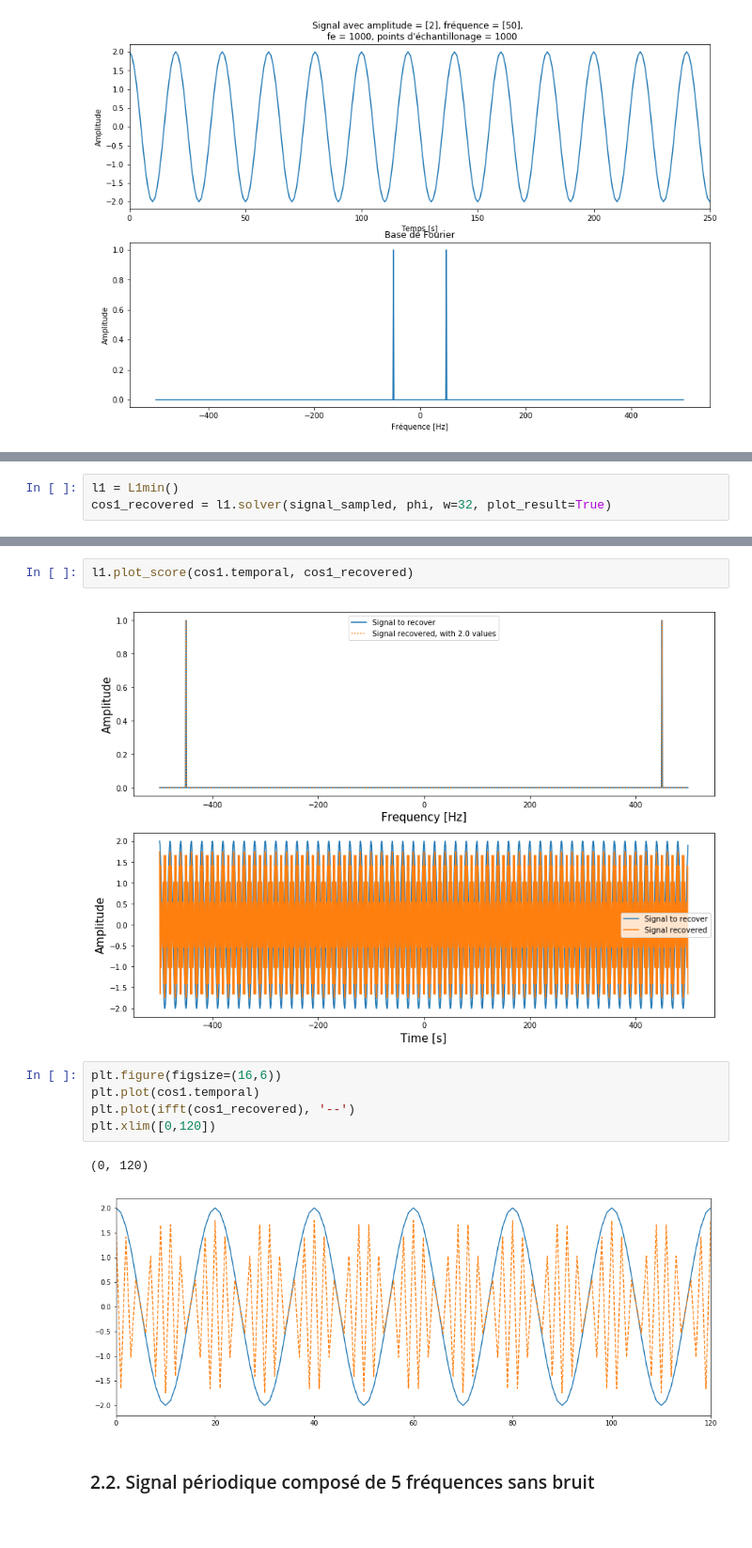
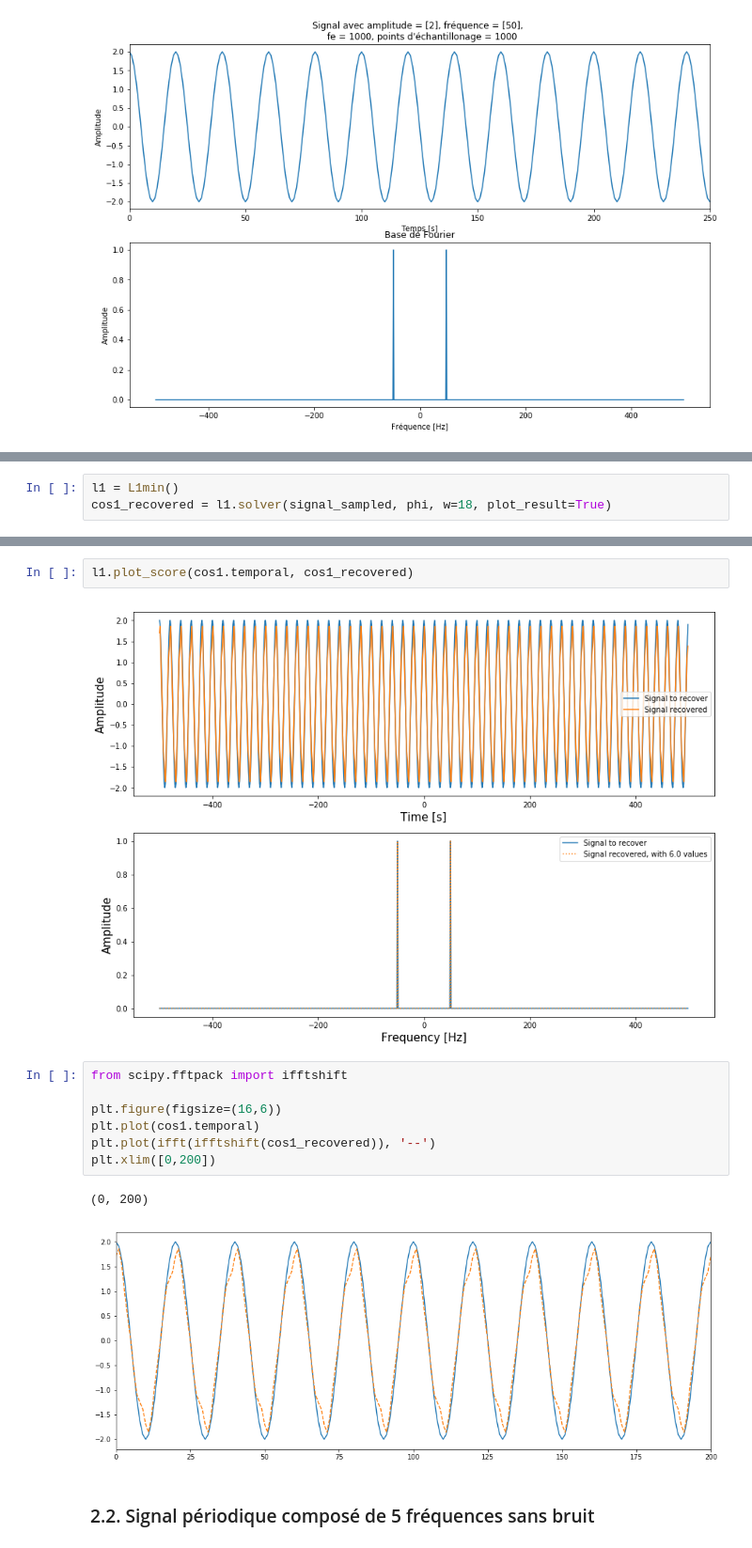
Before and after one commit to colin-ai/compressed-sensing, a Jupyter notebook: pyCompressSensing/compress_sensing.ipynb, the cells around one changed output, grey strips where cells are left out. Shown at 94% size. Cells and saved outputs as stored; diff of their text form.

Commit message:
bug fixed on ifft

```diff
--- a/pyCompressSensing/compress_sensing.ipynb
+++ b/pyCompressSensing/compress_sensing.ipynb
@@ -25,4 +25,4 @@ Sampling performed : 500 instants
 # %%
 l1 = L1min()
-cos1_recovered = l1.solver(signal_sampled, phi, w=32, plot_result=True)
+cos1_recovered = l1.solver(signal_sampled, phi, w=18, plot_result=True)
 # %% [output]
@@ -30,15 +30,17 @@ cos1_recovered = l1.solver(signal_sampled, phi, w=32, plot_result=True)
 # %%
 l1.plot_score(cos1.temporal, cos1_recovered)
 # %% [output]
-[figure, old version]
+[figure, new version]
 # %%
+from scipy.fftpack import ifftshift
+
 plt.figure(figsize=(16,6))
 plt.plot(cos1.temporal)
-plt.plot(ifft(cos1_recovered), '--')
-plt.xlim([0,120])
+plt.plot(ifft(ifftshift(cos1_recovered)), '--')
+plt.xlim([0,200])
 # %% [output]
-(0, 120)
+(0, 200)
-[figure, old version]
+[figure, new version]
 # %% [markdown]
 ### 2.2. Signal périodique composé de 5 fréquences sans bruit
 # %%
```
Also changed, not shown: parts of 15 cells of this notebook, 2 other files.
